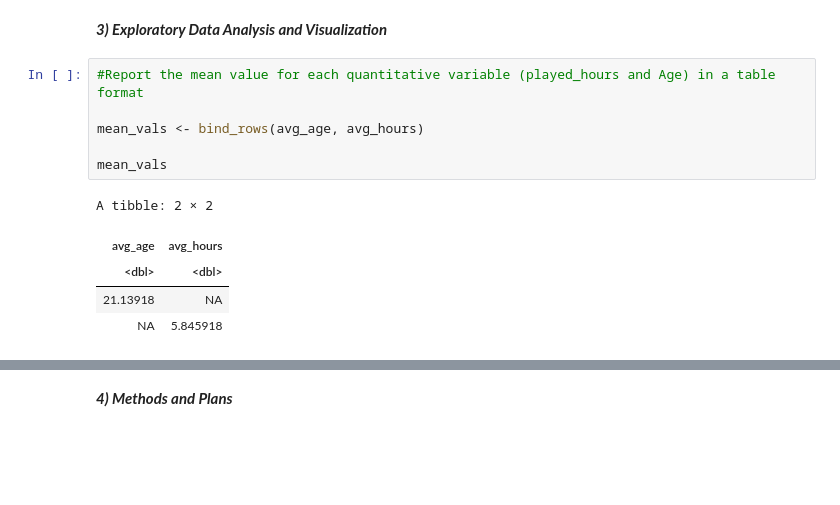
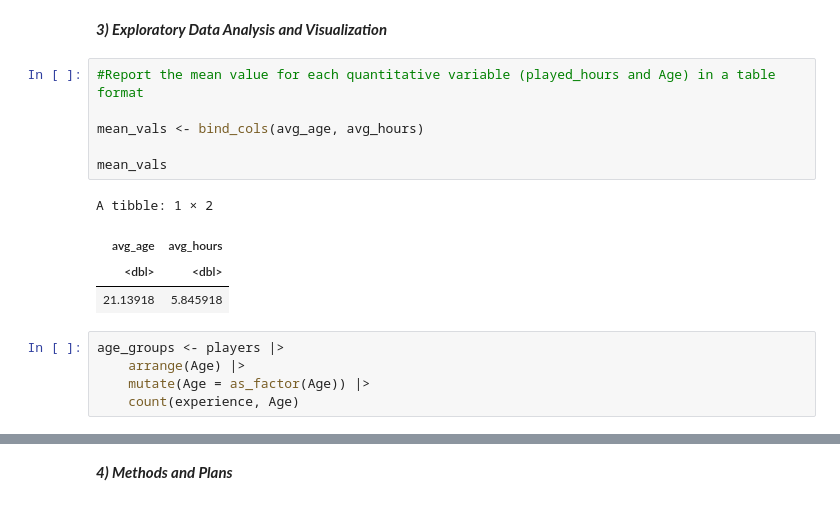
Before and after one commit to annhuynhh/individual_planning_project, a Jupyter notebook: huynh_individual_planning.ipynb, the cells around one changed output, grey strips where cells are left out. Saved outputs shown, nothing was run; the diff lists cells and outputs as text; blank space fills up the shorter version.

```diff
--- a/huynh_individual_planning.ipynb
+++ b/huynh_individual_planning.ipynb
@@ -110,12 +110,16 @@ Data wrangling may be necessary as the experience column is categorical, meaning
 # %%
 #Report the mean value for each quantitative variable (played_hours and Age) in a table format
 
-mean_vals <- bind_rows(avg_age, avg_hours)
+mean_vals <- bind_cols(avg_age, avg_hours)
 
 mean_vals
 # %% [output]
-A tibble: 2 × 2
+A tibble: 1 × 2
 | avg_age | avg_hours |
 | <dbl> | <dbl> |
-| 21.13918 | NA |
-| NA | 5.845918 |
+| 21.13918 | 5.845918 |
+# %%
+age_groups <- players |>
+    arrange(Age) |>
+    mutate(Age = as_factor(Age)) |>
+    count(experience, Age)
```
Also changed, not shown: parts of 3 cells of this notebook.
